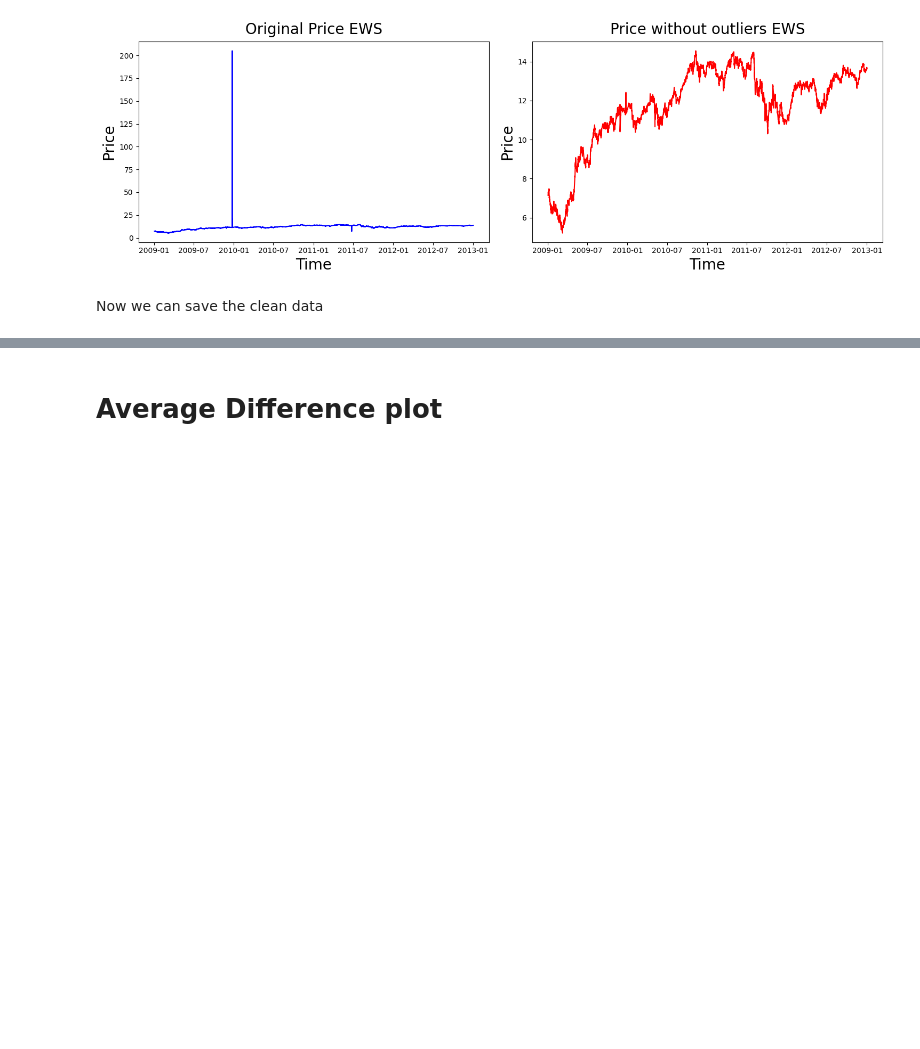
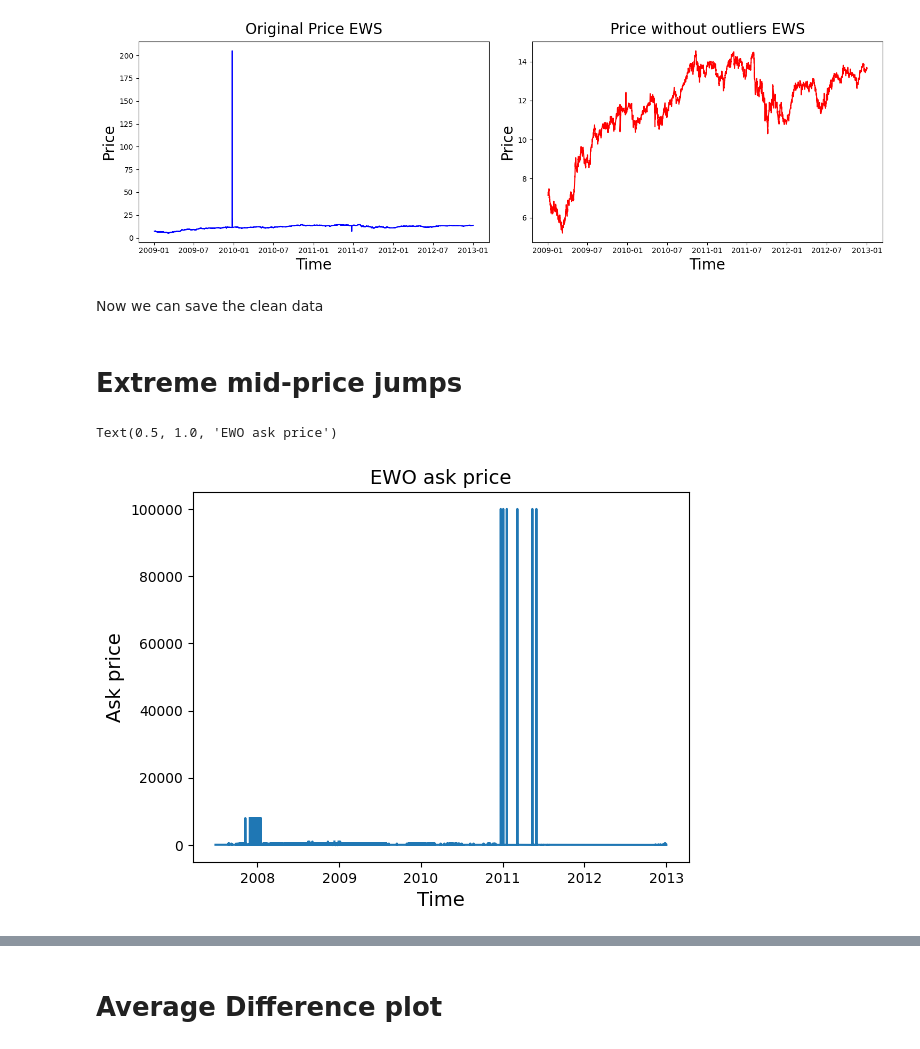
Before and after one commit to hosseinabadi/Big-Data-Correlation-Estimation, a Jupyter notebook: main.ipynb, the cells around one changed output, grey strips where cells are left out. Saved outputs shown, nothing was run; the diff lists cells and outputs as text; code cells hidden in the pictures; blank space fills up the shorter version.

Commit message:
add correlation calculating, add extreme price value analysis

```diff
--- a/main.ipynb
+++ b/main.ipynb
@@ -43,3 +44,16 @@ save_folder = "Data/clean/"
 
 for key in clean_data.keys():
     clean_data[key].write_parquet(f"{save_folder}{key}.parquet")
+# %% [markdown]
+# Extreme mid-price jumps
+# %%
+asset_data = get_raw_data(years = range(2007, 2013, 1) ,asset_names = ["EWO"], print_log=False)
+# %%
+# plotting the ask price of EWO in time. We observe very extreme values in the ask price.
+plt.plot(asset_data["EWO"]["datetime"],asset_data["EWO"]["ask-price"])
+plt.xlabel("Time", fontdict={"size": 14})
+plt.ylabel("Ask price", fontdict={"size": 14})
+plt.title("EWO ask price", fontdict={"size": 14})
+# %% [output]
+Text(0.5, 1.0, 'EWO ask price')
+[figure, added]
```
Also changed, not shown: parts of 9 cells of this notebook.
